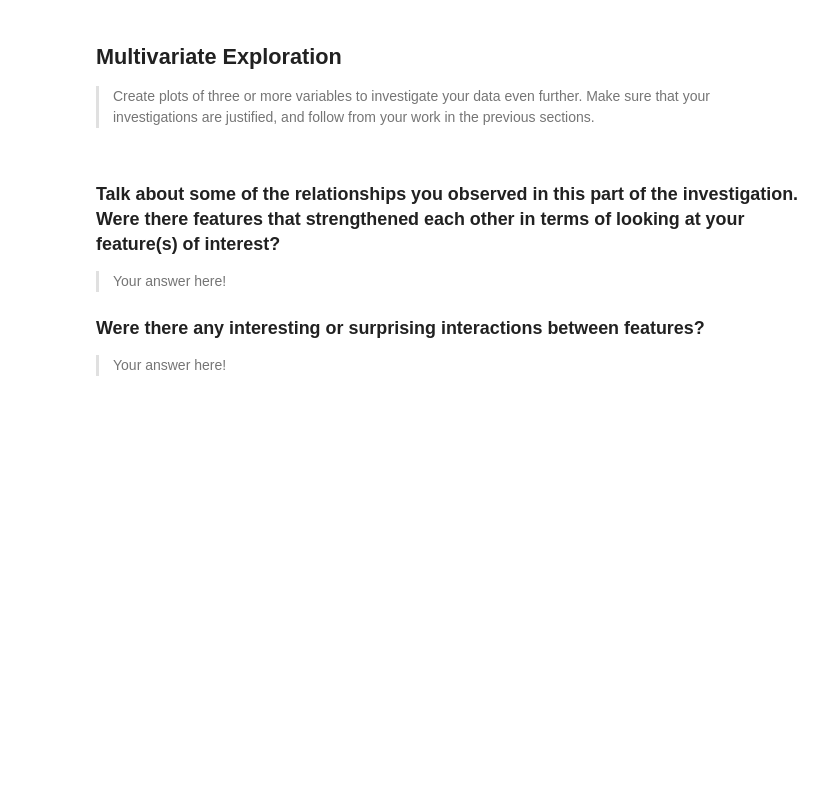
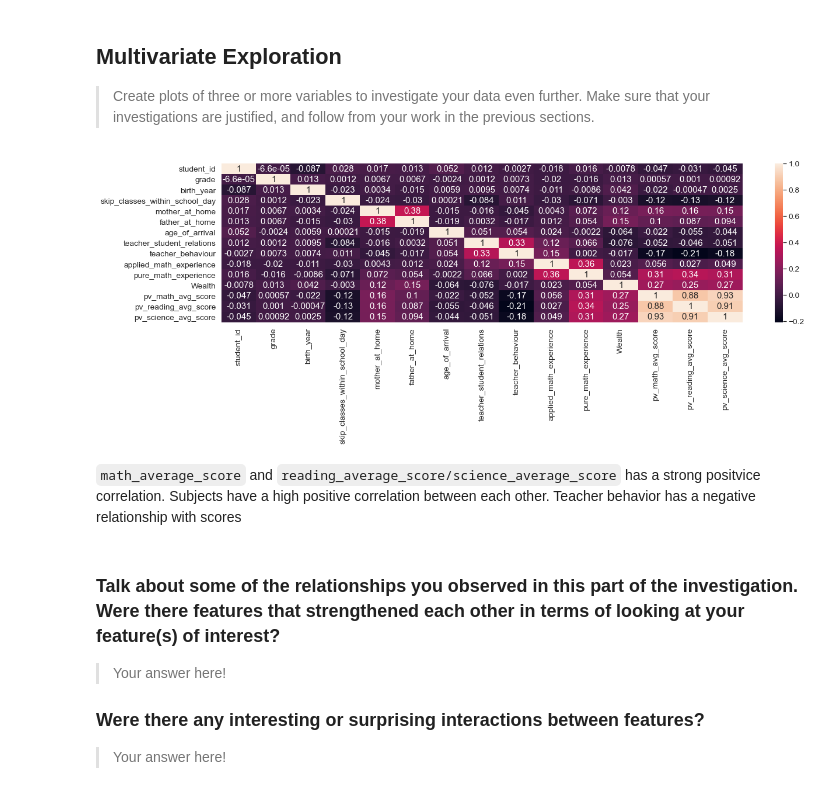
Before and after one commit to SanatbekMatlatipov/Data-Analysis-Track---Udacity-nanodegree-program, a Jupyter notebook: Project-5-comunicate-data-finding/exploration_template.ipynb, the cells around one changed output. Cells and saved outputs as stored; diff of their text form; code cells hidden in the pictures; blank space fills up the shorter version.

```diff
--- a/Project-5-comunicate-data-finding/exploration_template.ipynb
+++ b/Project-5-comunicate-data-finding/exploration_template.ipynb
@@ -1140,6 +1175,14 @@ fashion in the previous section (univariate exploration).
 > Create plots of three or more variables to investigate your data even
 further. Make sure that your investigations are justified, and follow from
 your work in the previous sections.
+# %%
+plt.figure(figsize=(20,5))
+sb.heatmap(df_pisa.corr(), annot=True)
+plt.show()
+# %% [output]
+[figure, added]
+# %% [markdown]
+`math_average_score` and `reading_average_score/science_average_score` has a strong positvice correlation. Subjects have a high positive correlation between each other. Teacher behavior has a negative relationship with scores
 # %% [markdown]
 ### Talk about some of the relationships you observed in this part of the investigation. Were there features that strengthened each other in terms of looking at your feature(s) of interest?
 
```
Also changed, not shown: parts of 27 cells of this notebook, 1 other file.
